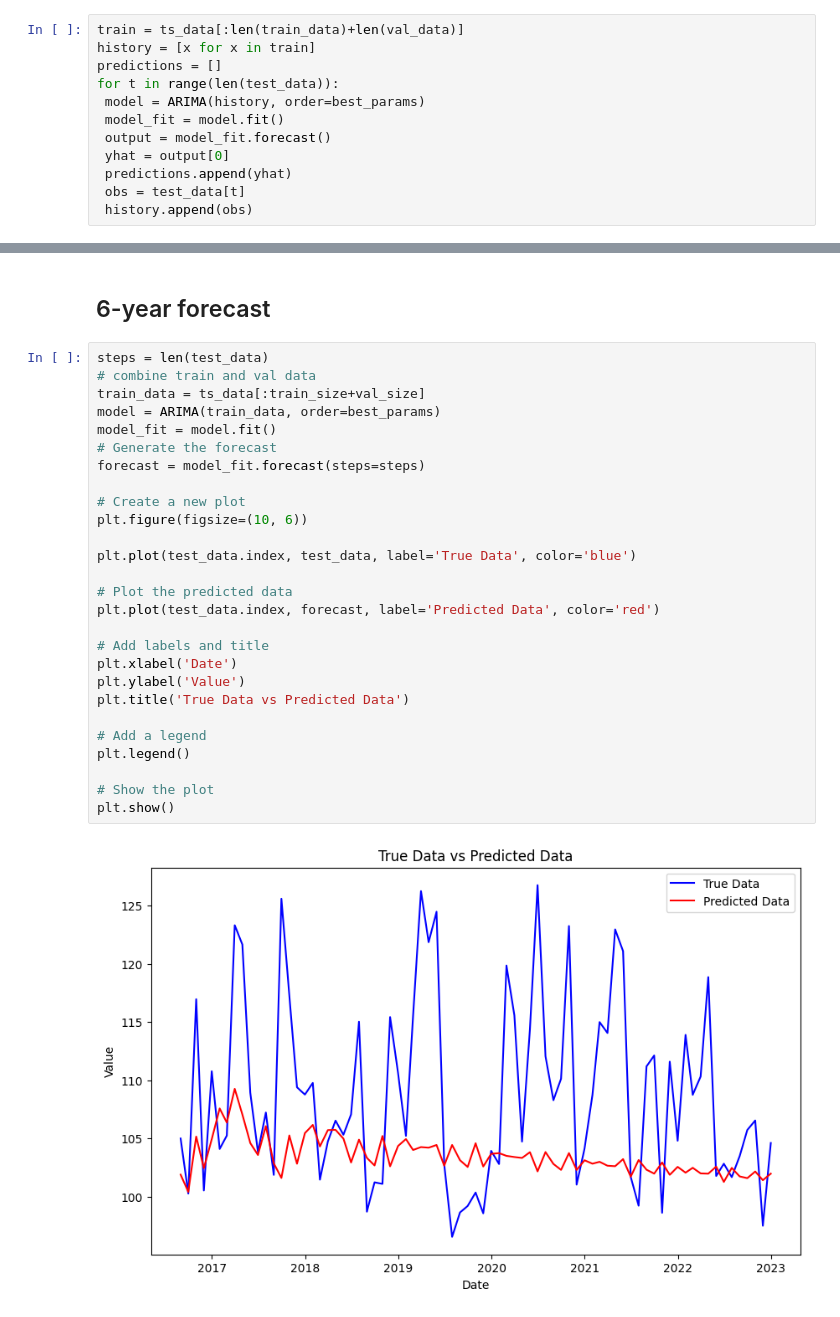
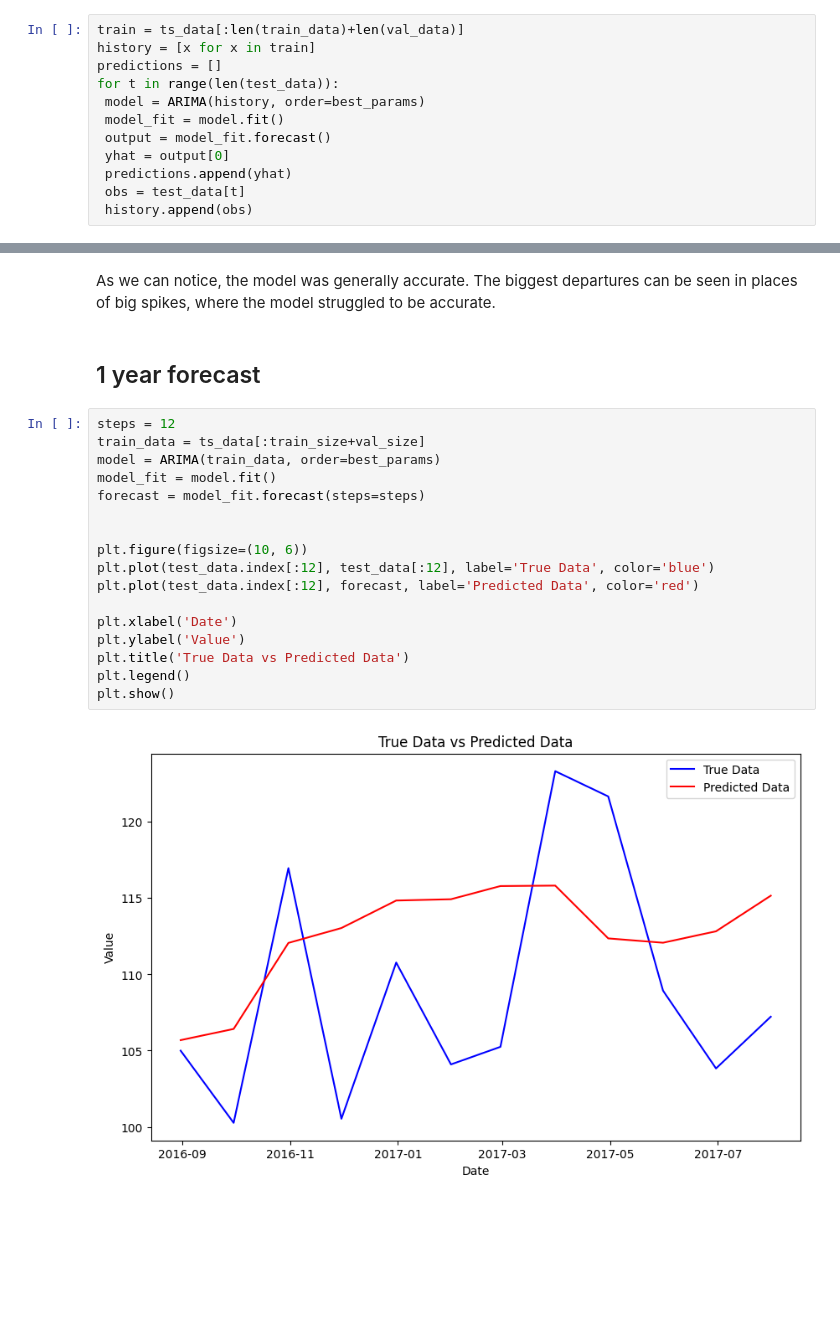
Before and after one commit to wojtas000/SMiB, a Jupyter notebook: Homework4/homework4.ipynb, the cells around one changed output, grey strips where cells are left out. Cells and saved outputs as stored; diff of their text form; blank space fills up the shorter version.

```diff
--- a/Homework4/homework4.ipynb
+++ b/Homework4/homework4.ipynb
@@ -239,31 +244,23 @@ ValueError: Found input variables with inconsistent numbers of samples: [104, 77
+# %% [markdown]
+As we can notice, the model was generally accurate. The biggest departures can be seen in places of big spikes, where the model struggled to be accurate.
 # %% [markdown]
-## 6-year forecast
+## 1 year forecast
 # %%
-steps = len(test_data)
-# combine train and val data
+steps = 12
 train_data = ts_data[:train_size+val_size]
 model = ARIMA(train_data, order=best_params)
 model_fit = model.fit()
-# Generate the forecast
 forecast = model_fit.forecast(steps=steps)
 
-# Create a new plot
+
 plt.figure(figsize=(10, 6))
+plt.plot(test_data.index[:12], test_data[:12], label='True Data', color='blue')
+plt.plot(test_data.index[:12], forecast, label='Predicted Data', color='red')
 
-plt.plot(test_data.index, test_data, label='True Data', color='blue')
-
-# Plot the predicted data
-plt.plot(test_data.index, forecast, label='Predicted Data', color='red')
-
-# Add labels and title
 plt.xlabel('Date')
 plt.ylabel('Value')
 plt.title('True Data vs Predicted Data')
-
-# Add a legend
 plt.legend()
-
-# Show the plot
 plt.show()
 # %% [output]
-[figure, old version]
+[figure, new version]
```
Also changed, not shown: parts of 5 cells of this notebook.
